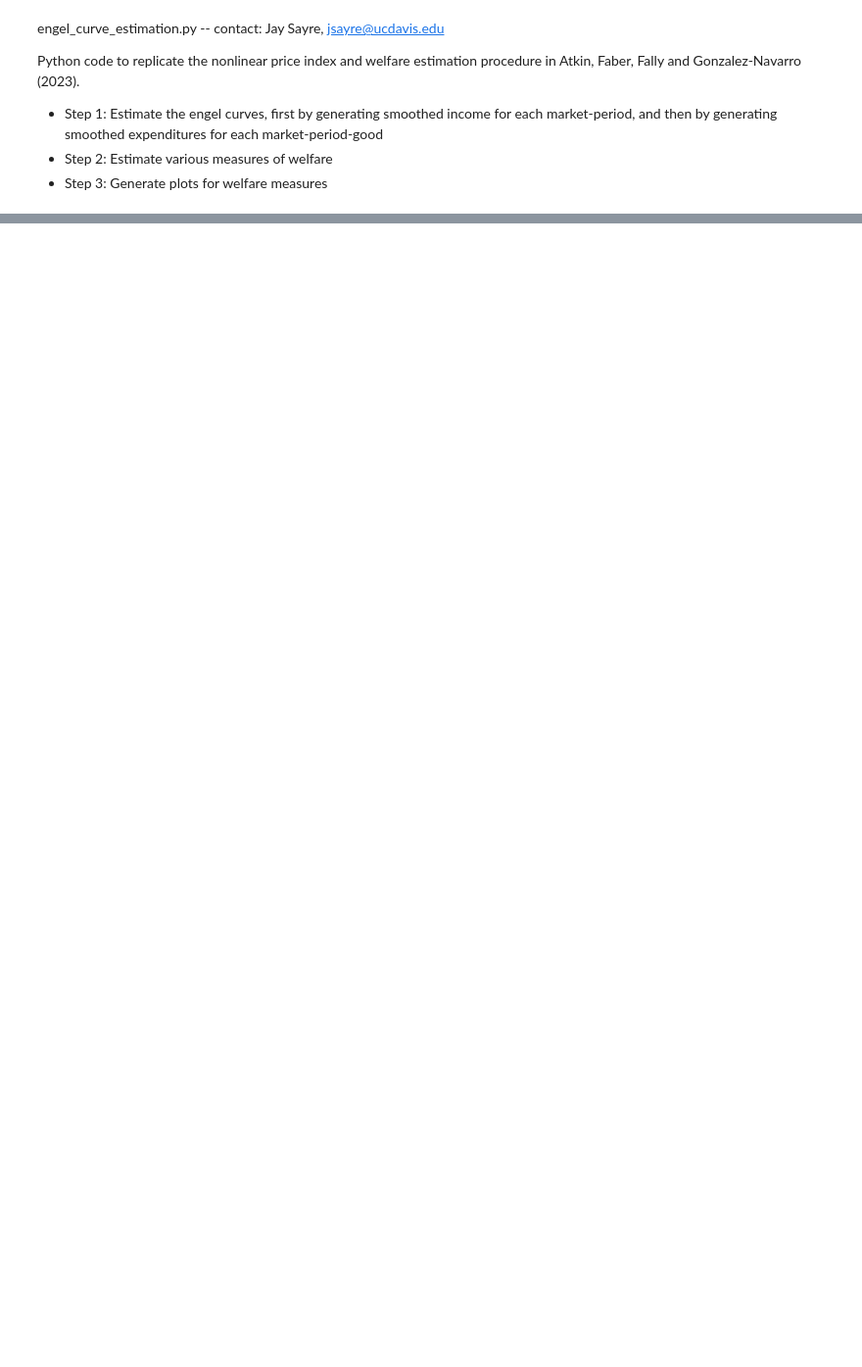
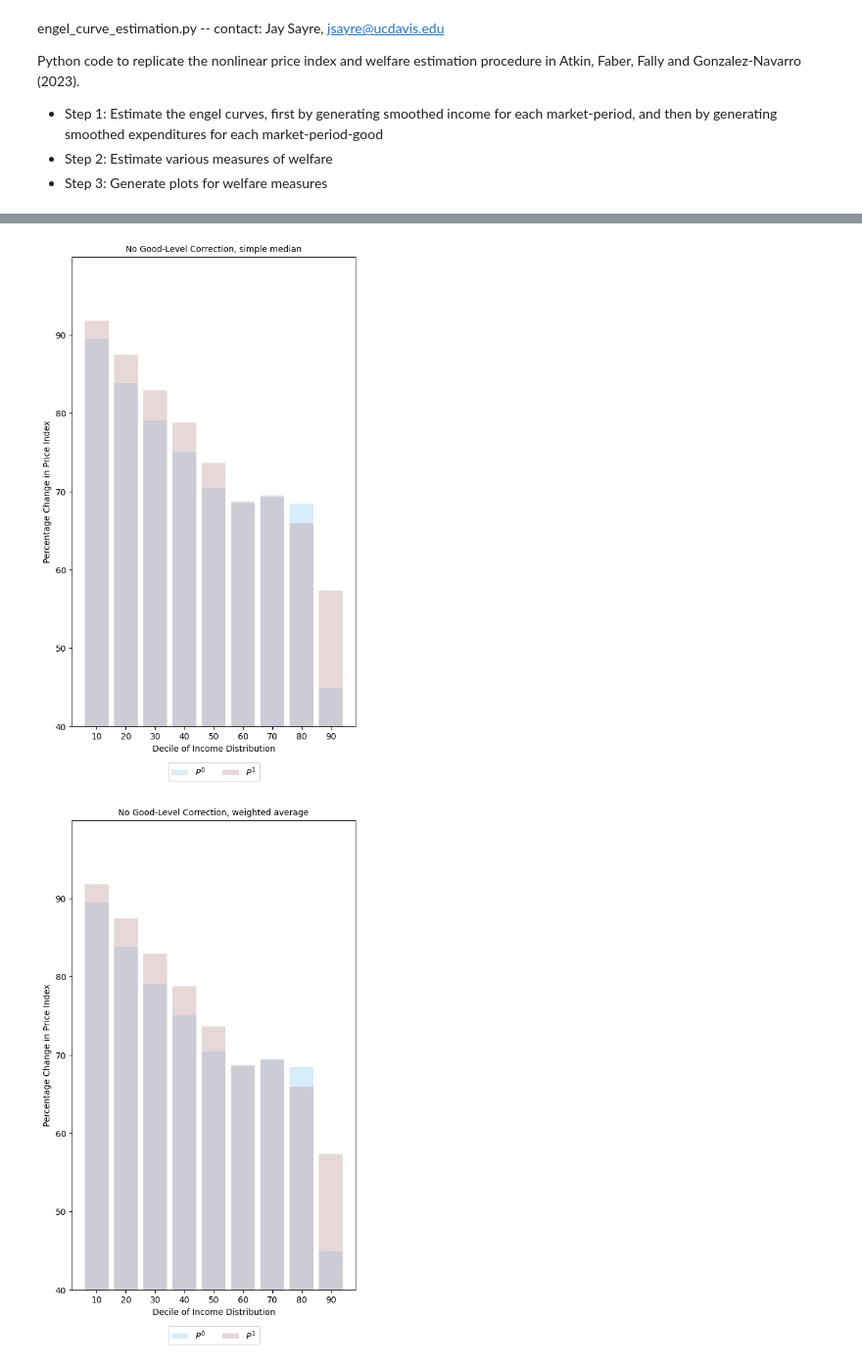
Before and after one commit to jaysayre/nonlinearEngels, a Jupyter notebook: python_package/engel_curve_estimation.ipynb, the cells around one changed output, grey strips where cells are left out. Shown at 98% size. Drawn from its saved outputs; the diff is of its cells as text; code cells hidden in the pictures; blank space fills up the shorter version.

Commit message:
Uploaded sample data for quick example

```diff
--- a/python_package/engel_curve_estimation.ipynb
+++ b/python_package/engel_curve_estimation.ipynb
@@ -16,16 +16,16 @@ import matplotlib.pyplot as plt
 from engel_curves import *
 
 ### Directories (change these to your own)
-base_dir                       =  os.path.join(os.path.expanduser("~"),"Dropbox","Projects","Engel_Ado")
-data_dir                       =  os.path.join(base_dir,"data","source_data")
+base_dir                       =  os.path.join("../")
+data_dir                       =  os.path.join(base_dir,"test_data")
 output_dir                     =  os.path.join(base_dir,"output")
 temp_dir                       =  os.path.join(output_dir,"temp")
 plot_dir                       =  os.path.join(output_dir,"plots")
 
 ### Inputs ###
-cons_data                      =  os.path.join(data_dir,"basefile.dta")
-price_data                     =  os.path.join(data_dir,"cleaned_prices.dta") ### For exact price correction
-for_1stord_data                =  os.path.join(temp_dir,"fir_ord_data.dta") ### For first order approximation
+cons_data                      =  os.path.join(data_dir,"lsms_test_data.dta")
+# price_data                     =  os.path.join(data_dir,"cleaned_prices.dta") ### For exact price correction
+# for_1stord_data                =  os.path.join(temp_dir,"fir_ord_data.dta") ### For first order approximation
 
 ### Intermediates ###
 smth_x_shares_dta              =  os.path.join(temp_dir,"smoothexp_shares_python.dta")
@@ -44,7 +44,7 @@ winsorize                      =  True      ### If you want to winsorize large o
 extrapolate_tails              =  True      ### Whether to always extrapolate endpoints of tails
 alternative_bandwidth_prcntile =  False     ### Alternative bandwidth/percentile measures
 write_engelcurves              =  False     ### Whether to write Engel curves to intermediate file
-read_engelcurves_frm_file      =  True     ### Whether to read Engel curves directly from intermediate file (if True, doesn't recompute)
+read_engelcurves_frm_file      =  False     ### Whether to read Engel curves directly from intermediate file (if True, doesn't recompute)
 compute_welfare                =  True      ### If false, only computes smoothed engel curves, not welfare measures
 write_output                   =  False     ### Whether to write welfare output to file or not
 write_stata                    =  False     ### Whether to write out to Stata or csv file (if False, writes to csv)
@@ -54,15 +54,15 @@ sarhan_correction              =  True      ### Whether to use uniformity assump
 panel                          =  False     ### T/F for panel
 round_to_decile                =  False     ### For plotting welfare, rounds percentiles to nearest decile
 first_order_approx             =  False     ### First order approximation (not implented yet) (requires auxiliary data on prices)
-exact_price_correction         =  False     ### Exact price correction (requires auxiliary data on prices)
+exact_price_correction         =  False     ### Exact price correction (has lingering implementation issues) (requires auxiliary data on prices)
 
 ### Variable names
 market_id                      =  "market_id"
 period_id                      =  "period_id"
 good_id                        =  "i_good"
 group_id                       =  "G_group"
-period_0                       =  43
-period_1                       =  55
+period_0                       =  1
+period_1                       =  2
 ### Code assumes hh_id is unique across markets but not necessarily periods. User MUST check this
 hh_id                          =  "hh_id"
 hh_wt                          =  "wt"
@@ -407,35 +425,46 @@ welfare_plot_df = welfare_plot_df.groupby('decile').apply(lambda g: pd.Series({
     'logP0_wmed':          nan_wght_average(g['logP0_wmed'],   weights=g['wt_mkt_prd']),
     'logP1_wmed':          nan_wght_average(g['logP1_wmed'],   weights=g['wt_mkt_prd']),
     'logP0_wmed_sc':       nan_wght_average(g['logP0_wmed_sc'],weights=g['wt_mkt_prd']),
     'logP1_wmed_sc':       nan_wght_average(g['logP1_wmed_sc'],weights=g['wt_mkt_prd']),
     'logP0_wtmean':        nan_wght_average(g['logP0_wtmean'], weights=g['wt_mkt_prd']),
     'logP1_wtmean':        nan_wght_average(g['logP1_wtmean'], weights=g['wt_mkt_prd']),
 })).reset_index()
 
 log_variables = [
     "logP0","logP1","logP0_wtmean","logP1_wtmean"
 ]
 
 if sarhan_correction and weight_medians:
     log_variables = log_variables + ["logP0_sc","logP1_sc","logP0_wmed","logP1_wmed","logP0_wmed_sc","logP1_wmed_sc"]
 elif sarhan_correction and not weight_medians:
     log_variables = log_variables + ["logP0_sc","logP1_sc"]
 elif not sarhan_correction and weight_medians:
     log_variables = log_variables + ["logP0_wmed","logP1_wmed"]
 
 for log_var in log_variables:
     nonlogvar = log_var[3:]
     welfare_plot_df['pc_' + nonlogvar] = 100 * (np.exp(welfare_plot_df[log_var]) - 1) ### percent change
 
 lastpart = ""
 if exact_price_correction:
     lastpart = "_exact_price"
 
-plot_bars(welfare_plot_df, 'pc_P1',        'pc_P0',         'No Good-Level Correction, simple median', filename=os.path.join(plot_dir, "wf_med_"+type_extrap_tails+"_myengels"+lastpart+".pdf"))
-plot_bars(welfare_plot_df, 'pc_P1_wtmean',        'pc_P0_wtmean',         'No Good-Level Correction, weighted average', filename=os.path.join(plot_dir, "wf_wtmean_"+type_extrap_tails+"_myengels"+lastpart+".pdf"))
+plot_bars(welfare_plot_df, 'pc_P1',        'pc_P0',         'No Good-Level Correction, simple median',
+          limit_y_axis = True, y_min=40, y_max=100, y_step_tick=10,
+          filename=os.path.join(plot_dir, "wf_med_"+type_extrap_tails+"_myengels"+lastpart+".pdf"))
+plot_bars(welfare_plot_df, 'pc_P1_wtmean',        'pc_P0_wtmean',         'No Good-Level Correction, weighted average',
+          limit_y_axis = True, y_min=40, y_max=100, y_step_tick=10,
+         filename=os.path.join(plot_dir, "wf_wtmean_"+type_extrap_tails+"_myengels"+lastpart+".pdf"))
 if sarhan_correction:
-    plot_bars(welfare_plot_df, 'pc_P1_sc',         'pc_P0_sc',         'Sarhan Uniformity Correction', filename=os.path.join(plot_dir, "wf_sc_"+type_extrap_tails+"_myengels"+lastpart+".pdf"))
+    plot_bars(welfare_plot_df, 'pc_P1_sc',         'pc_P0_sc',         'Sarhan Uniformity Correction',
+              limit_y_axis = True, y_min=40, y_max=100, y_step_tick=10,
+              filename=os.path.join(plot_dir, "wf_sc_"+type_extrap_tails+"_myengels"+lastpart+".pdf"))
 if weight_medians:
-    plot_bars(welfare_plot_df, 'pc_P1_wmed',        'pc_P0_wmed',        'No Good-Level Correction, weighted median')
+    plot_bars(welfare_plot_df, 'pc_P1_wmed',        'pc_P0_wmed',       'No Good-Level Correction, weighted median',
+              limit_y_axis = True, y_min=40, y_max=100, y_step_tick=10)
 if sarhan_correction and weight_medians:
-    plot_bars(welfare_plot_df, 'pc_P1_wmed_sc',        'pc_P0_wmed_sc',        'Sarhan Uniformity Correction, weighted median')
+    plot_bars(welfare_plot_df, 'pc_P1_wmed_sc',        'pc_P0_wmed_sc',        'Sarhan Uniformity Correction, weighted median',
+              limit_y_axis = True, y_min=40, y_max=100, y_step_tick=10)
+# %% [output]
+[figure, added]
+[figure, added]
```
Also changed, not shown: parts of 2 cells of this notebook, 11 other files.
